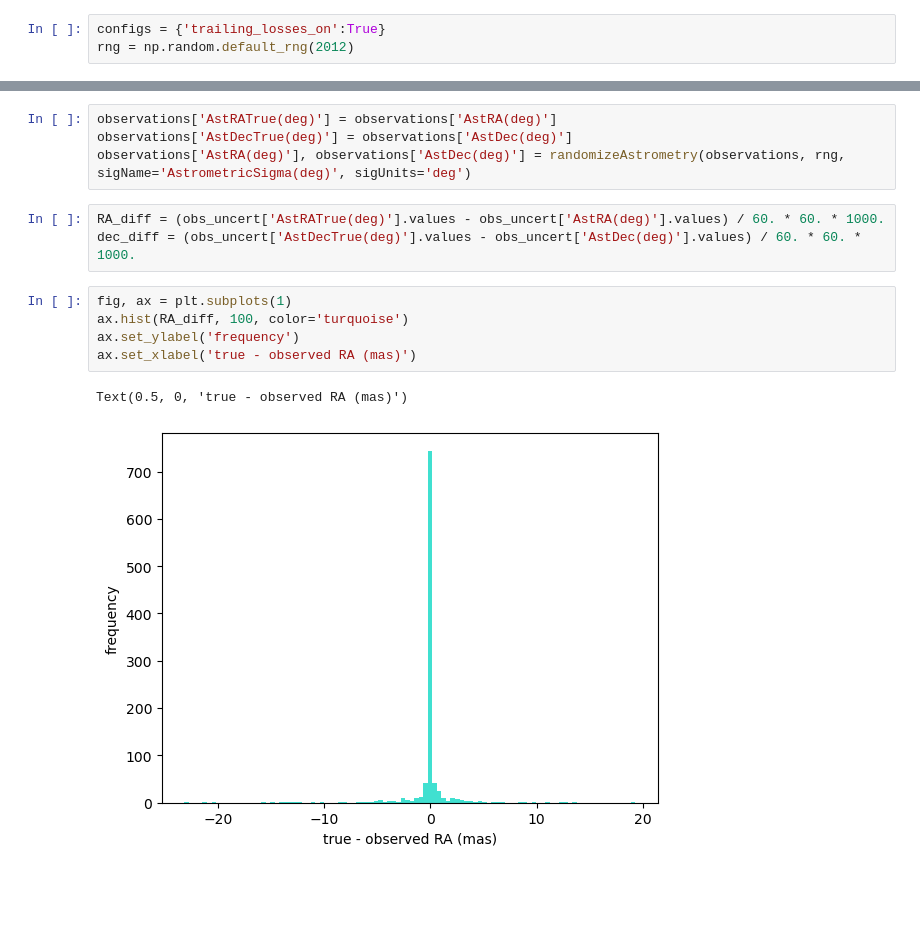
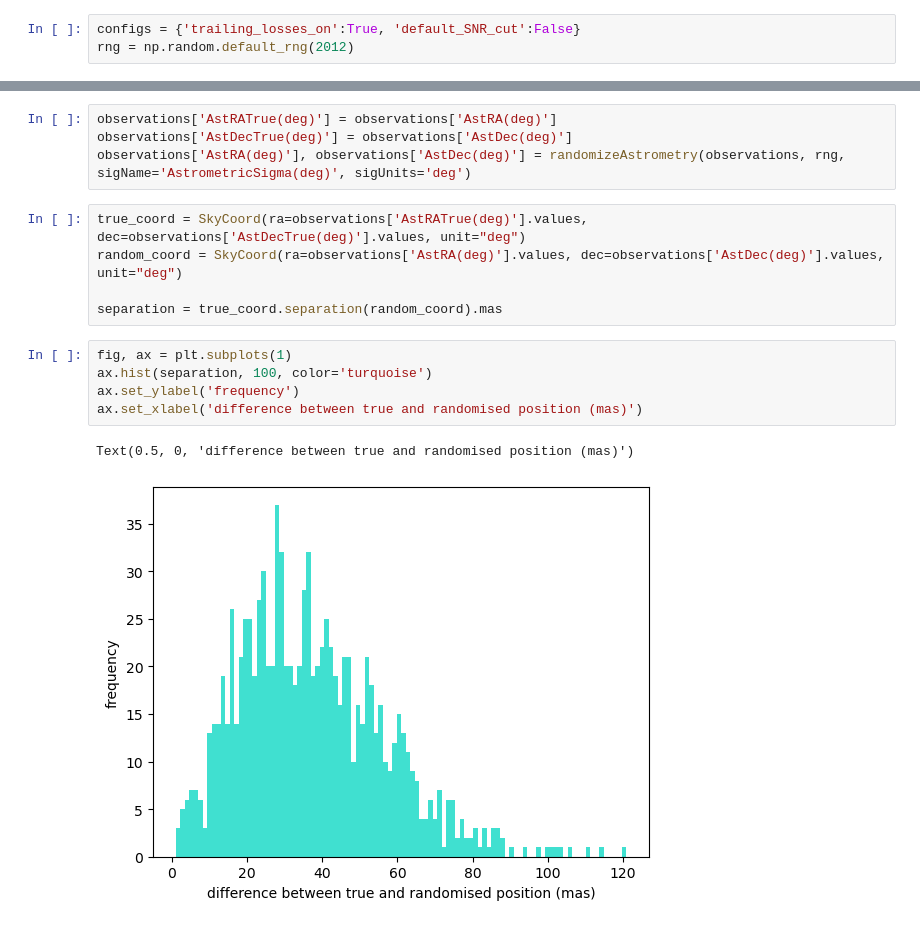
Before and after one commit to dirac-institute/sorcha, a Jupyter notebook: demo/demo_UncertaintiesAndRandomization.ipynb, the cells around one changed output, grey strips where cells are left out. Drawn from its saved outputs; the diff is of its cells as text; blank space fills up the shorter version.

```diff
--- a/demo/demo_UncertaintiesAndRandomization.ipynb
+++ b/demo/demo_UncertaintiesAndRandomization.ipynb
@@ -41,7 +42,7 @@ Index(['ObjID', 'TrailedSourceMag', 'PSFMag', 'fiveSigmaDepthAtSource',
 # %% [markdown]
 As can be seen from the columns, both TrailedSourceMag (the magnitude of the source including any trailing) and PSFMag (the magnitude of the object within the PSF-fitting kernel) are included here. The code will calculate the uncertainties for each one.
 # %%
-configs = {'trailing_losses_on':True}
+configs = {'trailing_losses_on':True, 'default_SNR_cut':False}
 rng = np.random.default_rng(2012)
 # %%
 obs_uncert = addUncertainties(observations, configs, rng)
@@ -160,14 +161,16 @@ observations = addUncertainties(observations, configs, rng)
 observations['AstRATrue(deg)'] = observations['AstRA(deg)']
 observations['AstDecTrue(deg)'] = observations['AstDec(deg)']
 observations['AstRA(deg)'], observations['AstDec(deg)'] = randomizeAstrometry(observations, rng, sigName='AstrometricSigma(deg)', sigUnits='deg')
-# %%
-RA_diff = (obs_uncert['AstRATrue(deg)'].values - obs_uncert['AstRA(deg)'].values) / 60. * 60. * 1000.
-dec_diff = (obs_uncert['AstDecTrue(deg)'].values - obs_uncert['AstDec(deg)'].values) / 60. * 60. * 1000.
+# %%
+true_coord = SkyCoord(ra=observations['AstRATrue(deg)'].values, dec=observations['AstDecTrue(deg)'].values, unit="deg")
+random_coord = SkyCoord(ra=observations['AstRA(deg)'].values, dec=observations['AstDec(deg)'].values, unit="deg")
+
+separation = true_coord.separation(random_coord).mas
 # %%
 fig, ax = plt.subplots(1)
-ax.hist(RA_diff, 100, color='turquoise')
+ax.hist(separation, 100, color='turquoise')
 ax.set_ylabel('frequency')
-ax.set_xlabel('true - observed RA (mas)')
+ax.set_xlabel('difference between true and randomised position (mas)')
 # %% [output]
-Text(0.5, 0, 'true - observed RA (mas)')
+Text(0.5, 0, 'difference between true and randomised position (mas)')
-[figure, old version]
+[figure, new version]
```
Also changed, not shown: parts of 2 cells of this notebook.
